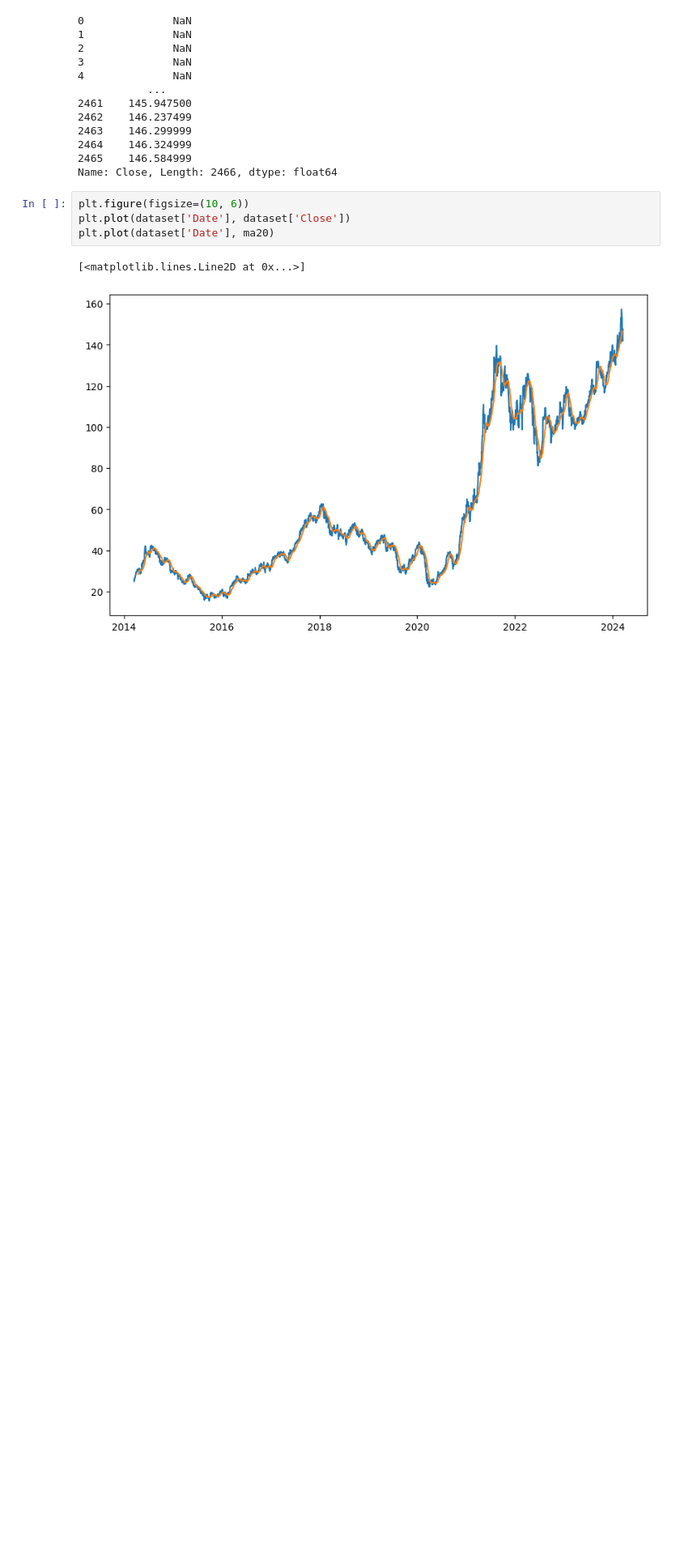
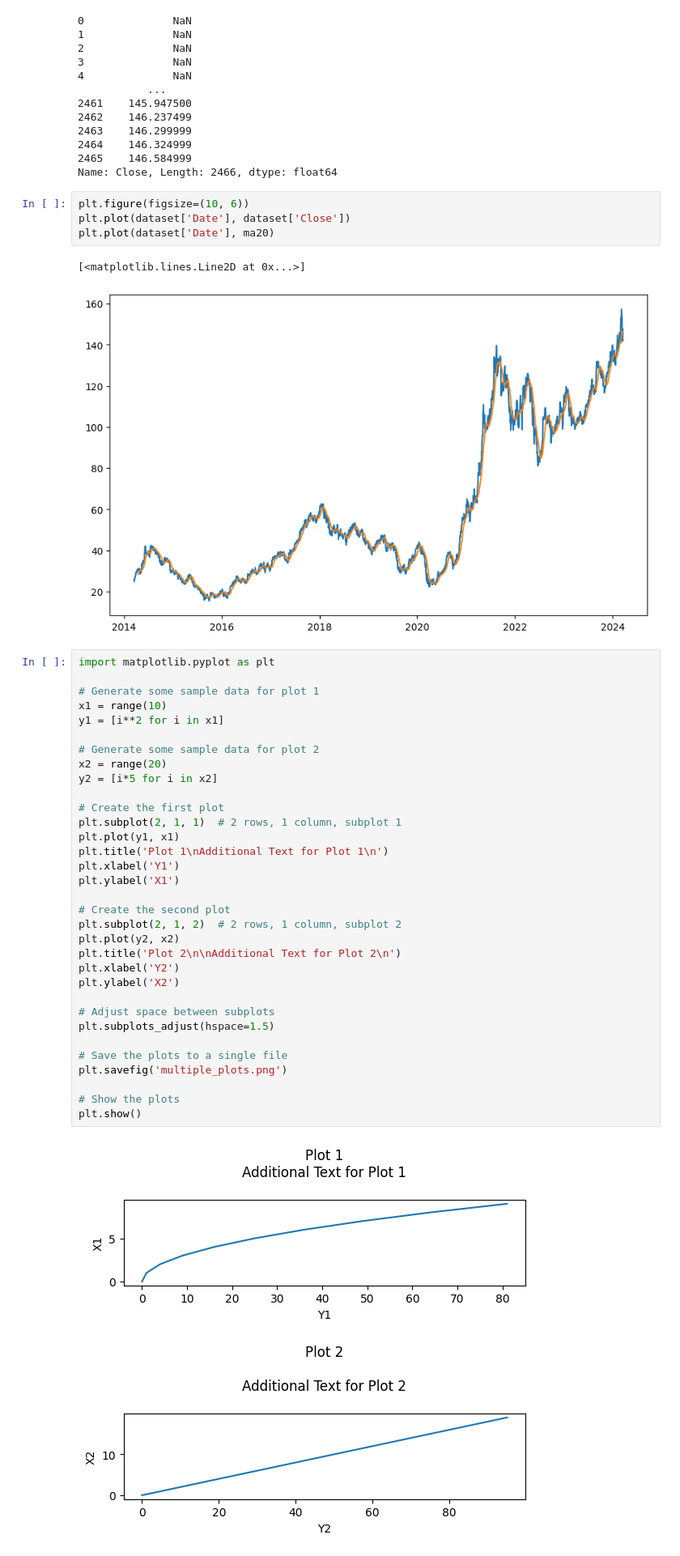
Before and after one commit to vamsi-b-m/05-Stock-Trend-Prediction, a Jupyter notebook: notebooks/data_processing.ipynb, the cells around one changed output. Shown: that part at 81% size. Cells and saved outputs as stored; diff of their text form; blank space fills up the shorter version.

Commit message:
Data Processing Completed

```diff
--- a/notebooks/data_processing.ipynb
+++ b/notebooks/data_processing.ipynb
@@ -160,3 +157,38 @@ plt.plot(dataset['Date'], ma20)
 # %% [output]
 [<matplotlib.lines.Line2D at 0x...>]
 [figure]
+# %%
+import matplotlib.pyplot as plt
+
+# Generate some sample data for plot 1
+x1 = range(10)
+y1 = [i**2 for i in x1]
+
+# Generate some sample data for plot 2
+x2 = range(20)
+y2 = [i*5 for i in x2]
+
+# Create the first plot
+plt.subplot(2, 1, 1)  # 2 rows, 1 column, subplot 1
+plt.plot(y1, x1)
+plt.title('Plot 1\nAdditional Text for Plot 1\n')
+plt.xlabel('Y1')
+plt.ylabel('X1')
+
+# Create the second plot
+plt.subplot(2, 1, 2)  # 2 rows, 1 column, subplot 2
+plt.plot(y2, x2)
+plt.title('Plot 2\n\nAdditional Text for Plot 2\n')
+plt.xlabel('Y2')
+plt.ylabel('X2')
+
+# Adjust space between subplots
+plt.subplots_adjust(hspace=1.5)
+
+# Save the plots to a single file
+plt.savefig('multiple_plots.png')
+
+# Show the plots
+plt.show()
+# %% [output]
+[figure, added]
```
Also changed, not shown: parts of 2 cells of this notebook, 13 other files.
